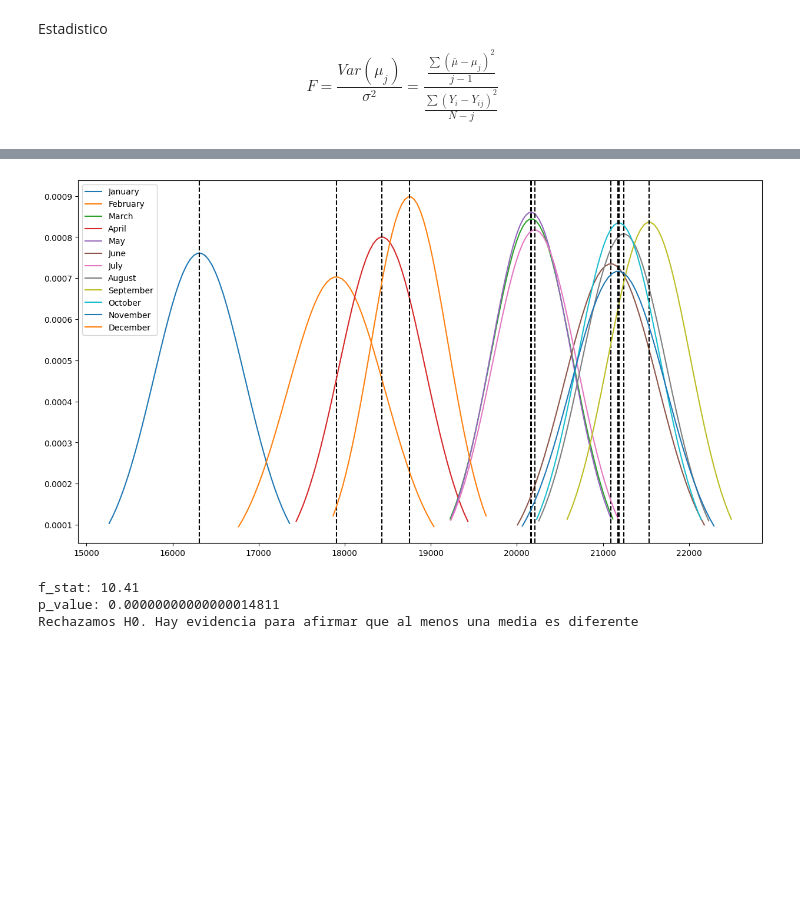
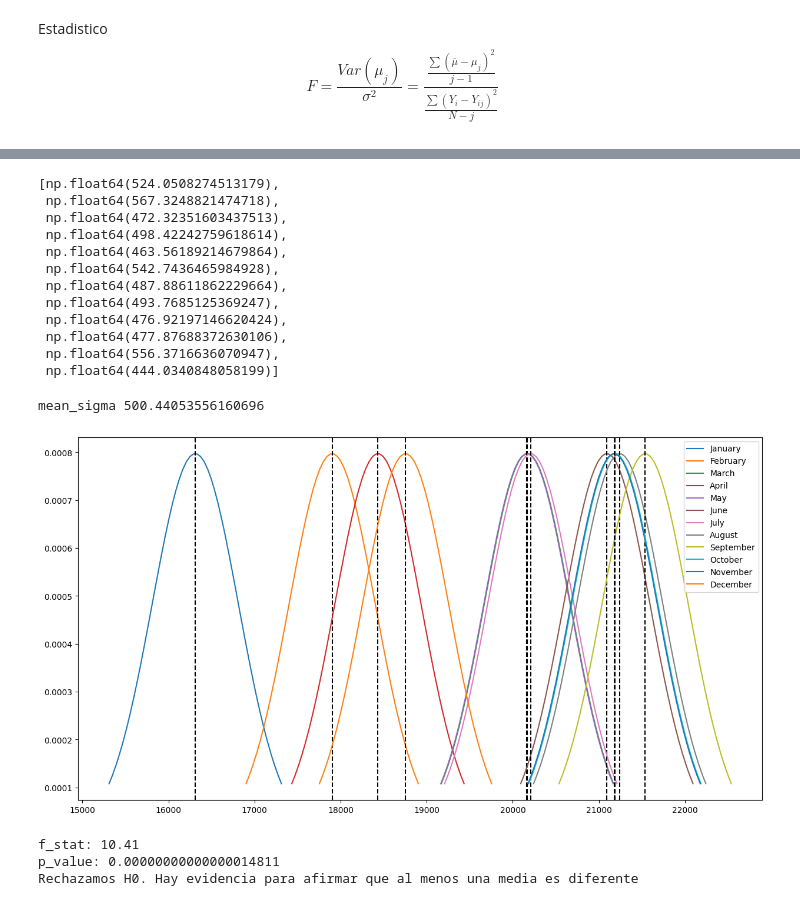
Before and after one commit to gx-ceia-tps/tp3-peia, a Jupyter notebook: tp3-peia-project/tp-final-peia.ipynb, the cells around one changed output, grey strips where cells are left out. Drawn from its saved outputs; the diff is of its cells as text; code cells hidden in the pictures; blank space fills up the shorter version.

Commit message:
completed anova

```diff
--- a/tp3-peia-project/tp-final-peia.ipynb
+++ b/tp3-peia-project/tp-final-peia.ipynb
@@ -143,20 +151,39 @@ $$
 # %%
 import numpy as np
 from scipy.stats import norm
 
 month_names = ["January","February","March","April","May","June","July","August","September","October","November","December"]
+sigmas = [np.std(sales)/np.sqrt(len(sales)) for sales in sales_per_month]
+display(sigmas)
+mean_sigma = np.mean(sigmas)
+print('mean_sigma', mean_sigma)
 
 fig, ax = plt.subplots(figsize=(15,8))
 for month_name, sales in zip(month_names, sales_per_month):
     μ = np.mean(sales)
     n = len(sales)
-    σ = np.std(sales)/np.sqrt(n)
+    # σ = np.std(sales)/np.sqrt(n)
+    # ANOVA asume homocedasticidad (todas las desviaciones estandar son iguales)
+    σ = mean_sigma
     x_axis = np.linspace(μ-2*σ,μ+2*σ)
     plt.plot(x_axis,norm.pdf(x_axis, μ, σ), label=month_name)
     plt.axvline(x=μ, ls='--', color='black')
 plt.legend()
 plt.show()
 # %% [output]
+[np.float64(524.0508274513179),
+ np.float64(567.3248821474718),
+ np.float64(472.32351603437513),
+ np.float64(498.42242759618614),
+ np.float64(463.56189214679864),
+ np.float64(542.7436465984928),
+ np.float64(487.88611862229664),
+ np.float64(493.7685125369247),
+ np.float64(476.92197146620424),
+ np.float64(477.87688372630106),
+ np.float64(556.3716636070947),
+ np.float64(444.0340848058199)]
+mean_sigma 500.44053556160696
-[figure, old version]
+[figure, new version]
 # %%
 from scipy.stats import f_oneway
```
Also changed, not shown: parts of 2 cells of this notebook.
